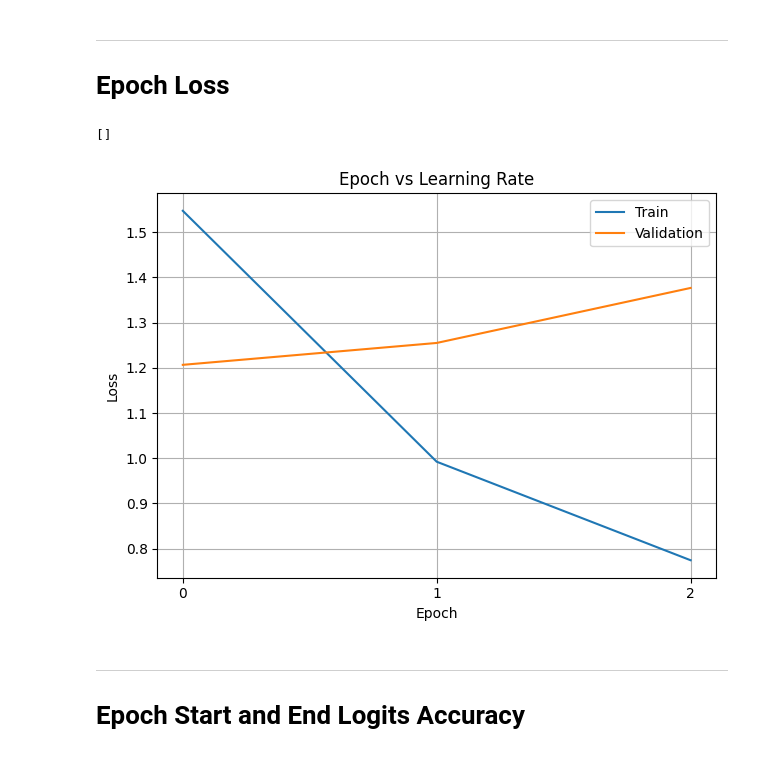
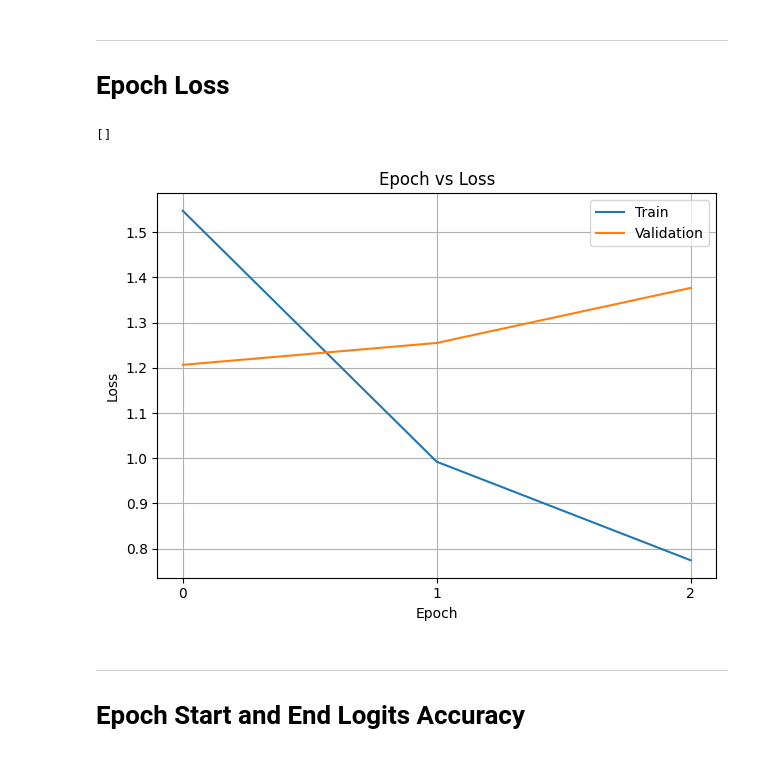
Before and after one commit to hunterprice04/cosc524-projects, a Jupyter notebook: project2/plots.ipynb, the cells around one changed output. Drawn from its saved outputs; the diff is of its cells as text; code cells hidden in the pictures.

Commit message:
pushed training plots"

```diff
--- a/project2/plots.ipynb
+++ b/project2/plots.ipynb
@@ -35,21 +35,21 @@ plt.plot()
 # %%
 train_df = pd.read_csv(os.path.join(data_dir, 'train-epoch-loss.csv'))
 val_df = pd.read_csv(os.path.join(data_dir, 'validation-epoch-loss.csv'))
 plt.plot(train_df['Step'], train_df['Value'], label='Train')
 plt.plot(val_df['Step'], val_df['Value'], label='Validation')
 
 plt.xlabel('Epoch')
 plt.ylabel('Loss')
-plt.title('Epoch vs Learning Rate')
+plt.title('Epoch vs Loss')
 plt.xticks(range(0,3))
 plt.legend()
 plt.grid()
 plt.tight_layout()
 plt.savefig(os.path.join('Figures', 'epoch-vs-loss.png'), dpi=500)
 plt.plot()
 # %% [output]
 []
-[figure, old version]
+[figure, new version]
 # %% [markdown]
 ---
 # Epoch Start and End Logits Accuracy
```
Also changed, not shown: parts of 2 cells of this notebook, 2 other files.
